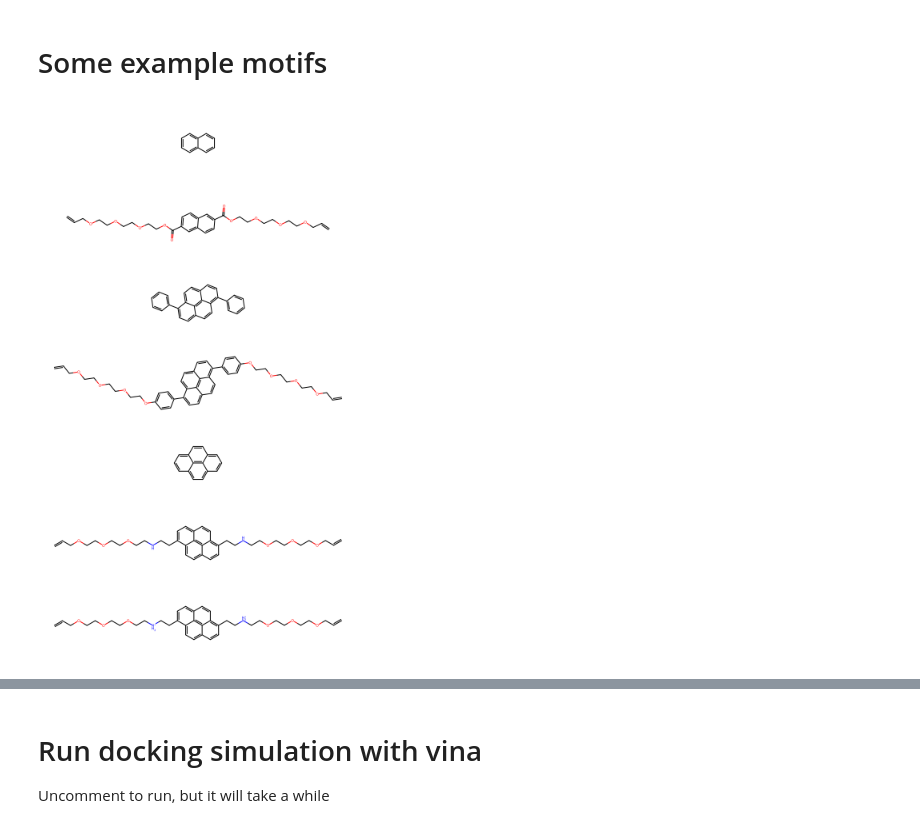
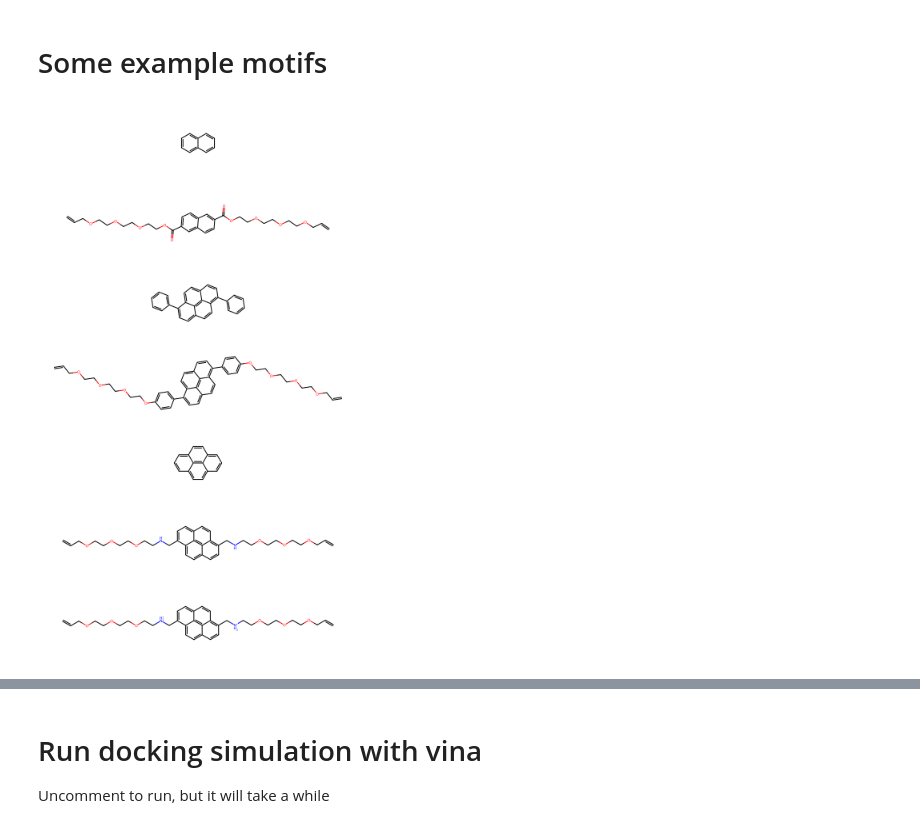
Before and after one commit to franklhy/silc, a Jupyter notebook: tutorial/tutorial_2_docking.ipynb, the cells around one changed output, grey strips where cells are left out. Saved outputs shown, nothing was run; the diff lists cells and outputs as text; code cells hidden in the pictures.

```diff
--- a/tutorial/tutorial_2_docking.ipynb
+++ b/tutorial/tutorial_2_docking.ipynb
@@ -22,29 +22,29 @@ receptor_block = AllChem.MolToMolBlock(receptor)
 # %%
 ### motif1: naphthaleneCOOEO with CC=C chain end
 ### motif2: diphenylpyreneEO with CC=C chain end
 ### motif3: diphenylpyreneCNEO with CC=C chain end
 ### motif4: diphenylpyreneCNEO with CC=C chain end and N protonated
 motifA_smiles = lambda nEO: "C=CC" + "OCC"*nEO + "OC(=O)c1ccc2cc(ccc2c1)C(=O)O" + "CCO"*nEO + "CC=C"
 motifB_smiles = lambda nEO: "C=CC" + "OCC"*nEO + "Oc6ccc(c2ccc3ccc5c(c1ccc(O" + "CCO"*nEO + "CC=C)cc1)ccc4ccc2c3c45)cc6"
-motifC_smiles = lambda nEO: "C=CC" + "OCC"*nEO + "NCC(c2ccc3ccc5c(CCN" + "CCO"*nEO + "CC=C)ccc4ccc2c3c45)"
-motifD_smiles = lambda nEO: "C=CC" + "OCC"*nEO + "[NH2+]CC(c2ccc3ccc5c(CC[NH2+]" + "CCO"*nEO + "CC=C)ccc4ccc2c3c45)"
+motifC_smiles = lambda nEO: "C=CC" + "OCC"*nEO + "NC(c2ccc3ccc5c(CN" + "CCO"*nEO + "CC=C)ccc4ccc2c3c45)"
+motifD_smiles = lambda nEO: "C=CC" + "OCC"*nEO + "[NH2+]C(c2ccc3ccc5c(C[NH2+]" + "CCO"*nEO + "CC=C)ccc4ccc2c3c45)"
 
 naphthalene = "c1ccc2ccccc2c1"
 diphenylpyrene = "c6ccc(c2ccc3ccc5c(c1ccccc1)ccc4ccc2c3c45)cc6"
 pyrene = "c2ccc3ccc5cccc4ccc2c3c45"
 
 nEO = 3
 core1 = AllChem.MolFromSmiles(naphthalene)
 core2 = AllChem.MolFromSmiles(diphenylpyrene)
 core3 = AllChem.MolFromSmiles(pyrene)
 motifA = AllChem.MolFromSmiles(motifA_smiles(nEO))
 motifB = AllChem.MolFromSmiles(motifB_smiles(nEO))
 motifC = AllChem.MolFromSmiles(motifC_smiles(nEO))
 motifD = AllChem.MolFromSmiles(motifD_smiles(nEO))
 img=AllChem.Draw.MolsToGridImage([core1, motifA, core2, motifB, core3, motifC, motifD], molsPerRow=1, subImgSize=(800, 200))
 img
 # %% [output]
-[figure, old version]
+[figure, new version]
 # %%
 %ls
 # %% [output]
```
Also changed, not shown: parts of 5 cells of this notebook, 51 other files.
